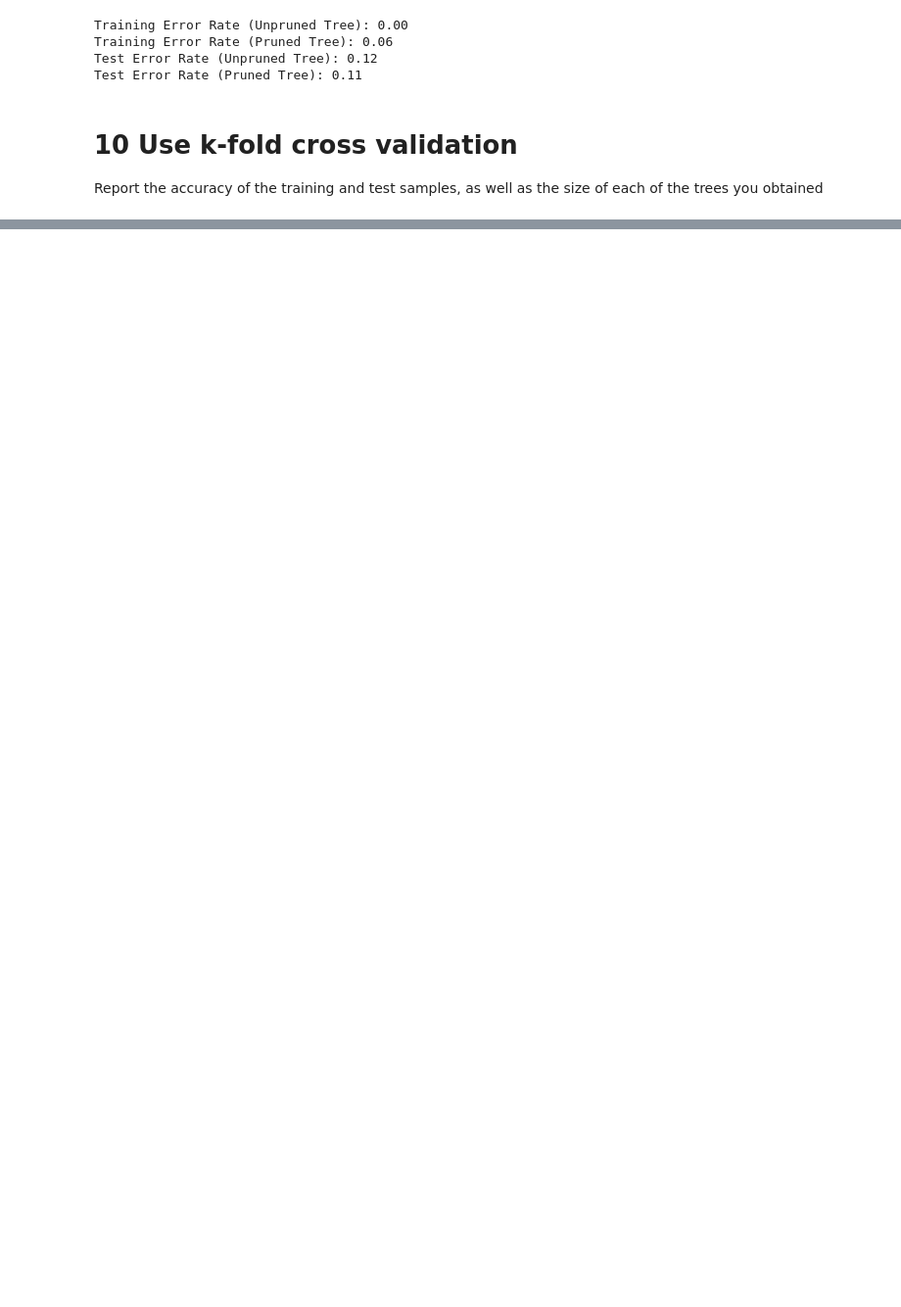
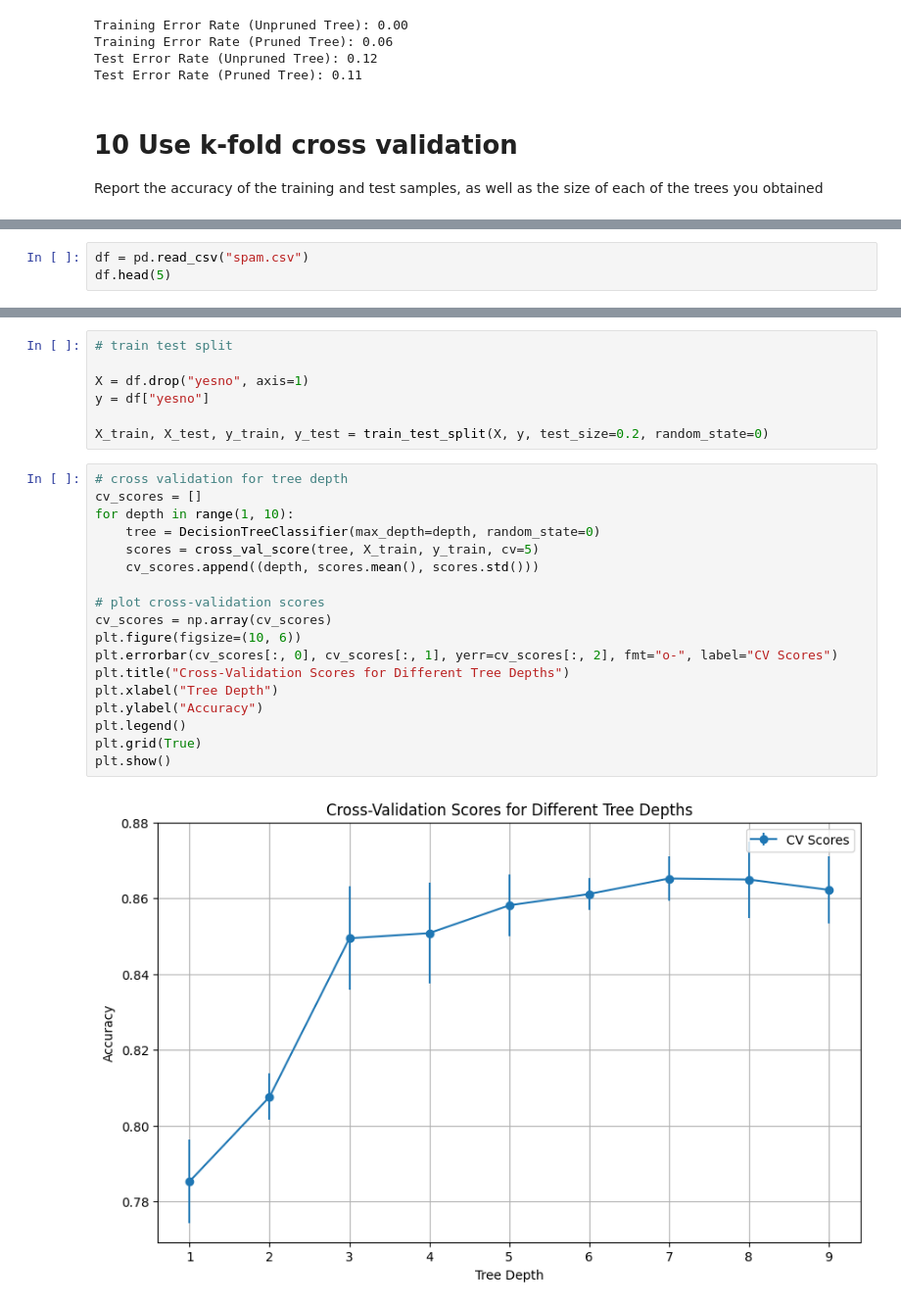
Before and after one commit to FabianBB/Machine-Learning, a Jupyter notebook: Tree-based-models/Tree-based-methods.ipynb, the cells around one changed output, grey strips where cells are left out. Shown at 98% size. Drawn from its saved outputs; the diff is of its cells as text; blank space fills up the shorter version.

```diff
--- a/Tree-based-models/Tree-based-methods.ipynb
+++ b/Tree-based-models/Tree-based-methods.ipynb
@@ -408,0 +428,3 @@ results_df
+# %%
+df = pd.read_csv("spam.csv")
+df.head(5)
@@ -408,0 +438,27 @@ results_df
+# %%
+# train test split
+
+X = df.drop("yesno", axis=1)
+y = df["yesno"]
+
+X_train, X_test, y_train, y_test = train_test_split(X, y, test_size=0.2, random_state=0)
+# %%
+# cross validation for tree depth
+cv_scores = []
+for depth in range(1, 10):
+    tree = DecisionTreeClassifier(max_depth=depth, random_state=0)
+    scores = cross_val_score(tree, X_train, y_train, cv=5)
+    cv_scores.append((depth, scores.mean(), scores.std()))
+
+# plot cross-validation scores
+cv_scores = np.array(cv_scores)
+plt.figure(figsize=(10, 6))
+plt.errorbar(cv_scores[:, 0], cv_scores[:, 1], yerr=cv_scores[:, 2], fmt="o-", label="CV Scores")
+plt.title("Cross-Validation Scores for Different Tree Depths")
+plt.xlabel("Tree Depth")
+plt.ylabel("Accuracy")
+plt.legend()
+plt.grid(True)
+plt.show()
+# %% [output]
+[figure, added]
```
Also changed, not shown: parts of 32 cells of this notebook.
